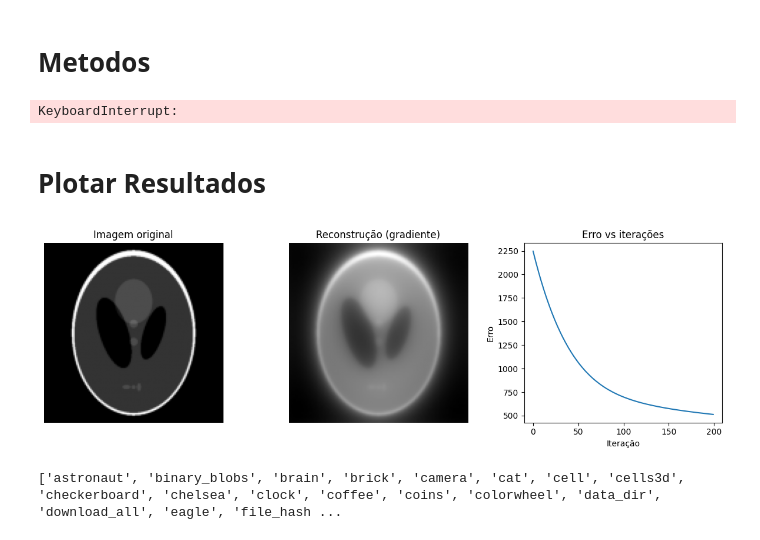
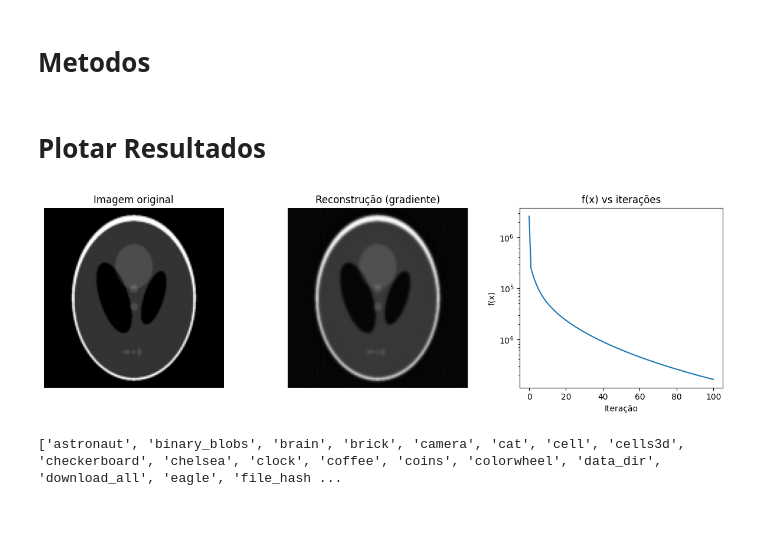
Before and after one commit to Vileno-C/image_reconstruction, a Jupyter notebook: skimage_test.ipynb, the cells around one changed output. Drawn from its saved outputs; the diff is of its cells as text; code cells hidden in the pictures.

Commit message:
remodelando código e incluindo gradient descent e conjugate gradient

```diff
--- a/skimage_test.ipynb
+++ b/skimage_test.ipynb
@@ -44,24 +44,3 @@ def AT(y):
     return iradon(y, theta=angles, filter_name=None, circle=False, output_size=n).ravel()
 # %% [markdown]
 # Metodos
-# %%
-# ----------------------------
-# Gradiente descendente
-# ----------------------------
-
-#def gradiente(A, AT, b, x0 = None, Lambda=None, iters=100):
-
-x = np.zeros(n*n)       # chute inicial (imagem em vetor)
-alpha = 1e-4            # passo do gradiente
-n_iter = 200
-
-errors = []
-
-for k in range(n_iter):
-    grad = AT(A(x) - b)  # gradiente de ||Ax - b||^2
-    x -= alpha * grad
-    errors.append(norm(A(x)-b))
-
-reconstruction = x.reshape((n, n))
-# %% [output]
-KeyboardInterrupt:
@@ -86,29 +114,42 @@ reconstruction = x.reshape((n, n))
 # %% [markdown]
 # Plotar Resultados
+# %%
+x_values_dg = descent_grad()
+reconstruction = x_values_dg[-1].reshape((n, n))
+f_values = [f(x) for x in x_values_dg]
+
+x_values_n = nesterov()
+reconstruction = x_values_n[-1].reshape((n, n))
+f_values = [f(x) for x in x_values_n]
+
+x_values_cg = conjugate_gradient()
+reconstruction = x_values_cg[-1].reshape((n, n))
+f_values = [f(x) for x in x_values_cg]
 # %%
 # ----------------------------
 # Visualização
 # ----------------------------
 plt.figure(figsize=(12,4))
 plt.subplot(1,3,1)
 plt.title("Imagem original")
 plt.imshow(image, cmap="gray")
 plt.axis("off")
 
 plt.subplot(1,3,2)
 plt.title("Reconstrução (gradiente)")
 plt.imshow(reconstruction, cmap="gray")
 plt.axis("off")
 
 plt.subplot(1,3,3)
-plt.title("Erro vs iterações")
-plt.plot(errors)
+plt.title("f(x) vs iterações")
+plt.plot(f_values)
+plt.yscale("log")
 plt.xlabel("Iteração")
-plt.ylabel("Erro")
+plt.ylabel("f(x)")
 plt.tight_layout()
 plt.show()
 # %% [output]
-[figure, old version]
+[figure, new version]
 # %%
 # Carregar uma imagem de teste
 imagem_teste = data.camera()
```
Also changed, not shown: parts of 3 cells of this notebook.
